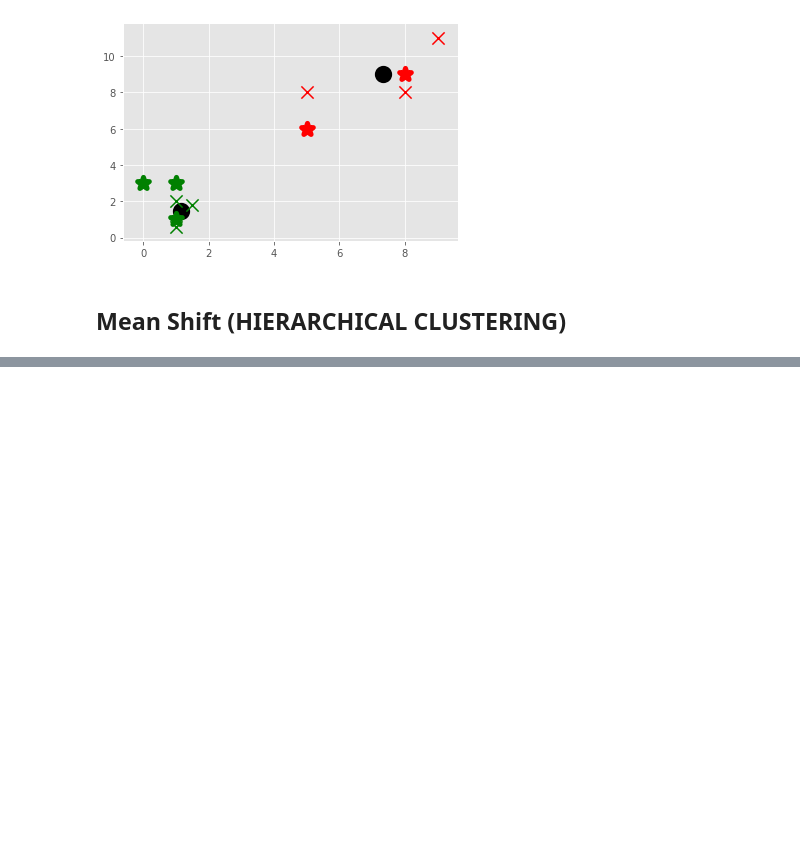
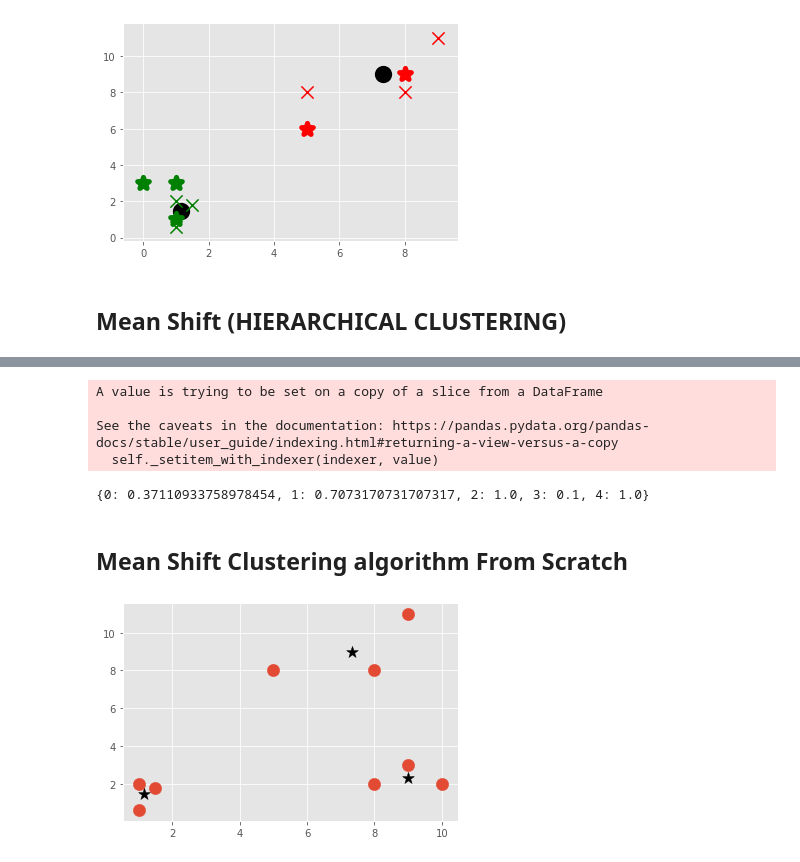
Before and after one commit to emetowinner/DataScience, a Jupyter notebook: DSN 70DaysOfML/DSN 70DaysOfML.ipynb, the cells around one changed output, grey strips where cells are left out. Drawn from its saved outputs; the diff is of its cells as text; code cells hidden in the pictures; blank space fills up the shorter version.

Commit message:
Mean Shift clustering algorithm from scratch

```diff
--- a/DSN 70DaysOfML/DSN 70DaysOfML.ipynb
+++ b/DSN 70DaysOfML/DSN 70DaysOfML.ipynb
@@ -1037,0 +1092,31 @@ Number of estimated clusters: 3
+# %%
+labels = clf.labels_
+cluster_centers = clf.cluster_centers_
+# %%
+original_df['cluster_group']=np.nan
+# %%
+for i in range(len(X)):
+    original_df['cluster_group'].iloc[i] = labels[i]
+# %% [output]
+A value is trying to be set on a copy of a slice from a DataFrame
+
+See the caveats in the documentation: https://pandas.pydata.org/pandas-docs/stable/user_guide/indexing.html#returning-a-view-versus-a-copy
+  self._setitem_with_indexer(indexer, value)
+# %%
+n_clusters_ = len(np.unique(labels))
+survival_rates = {}
+for i in range(n_clusters_):
+    temp_df = original_df[ (original_df['cluster_group']==float(i)) ]
+    #print(temp_df.head())
+
+    survival_cluster = temp_df[  (temp_df['survived'] == 1) ]
+
+    survival_rate = len(survival_cluster) / len(temp_df)
+    #print(i,survival_rate)
+    survival_rates[i] = survival_rate
+
+print(survival_rates)
+# %% [output]
+{0: 0.37110933758978454, 1: 0.7073170731707317, 2: 1.0, 3: 0.1, 4: 1.0}
+# %% [markdown]
+## Mean Shift Clustering algorithm From Scratch
@@ -1037,0 +1181,14 @@ Number of estimated clusters: 3
+# %%
+clf = Mean_Shift()
+clf.fit(X)
+
+centroids = clf.centroids
+
+plt.scatter(X[:,0], X[:,1], s=150)
+
+for c in centroids:
+    plt.scatter(centroids[c][0], centroids[c][1], color='k', marker='*', s=150)
+
+plt.show()
+# %% [output]
+[figure, added]
```
Also changed, not shown: parts of 6 cells of this notebook, 9 other files.
